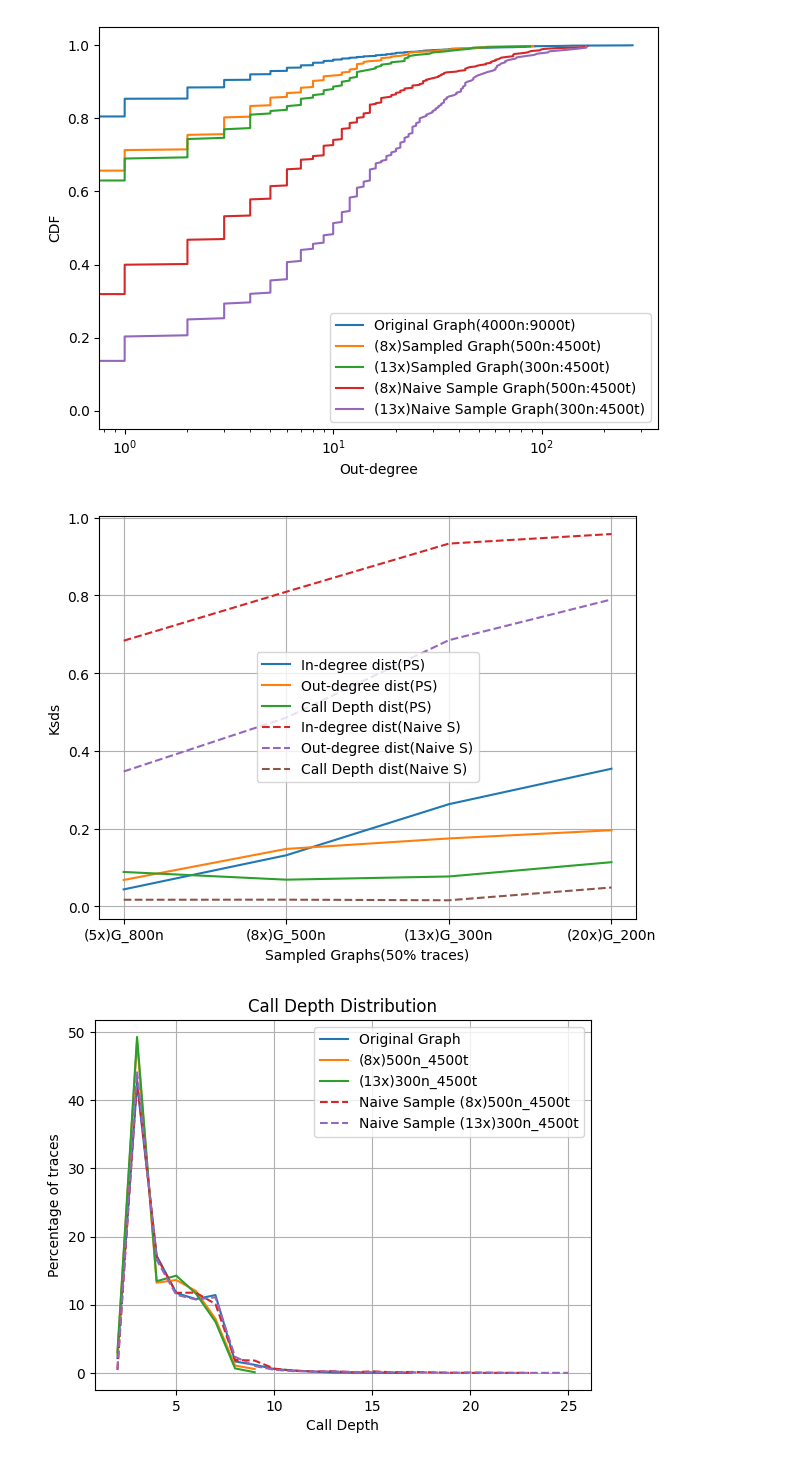
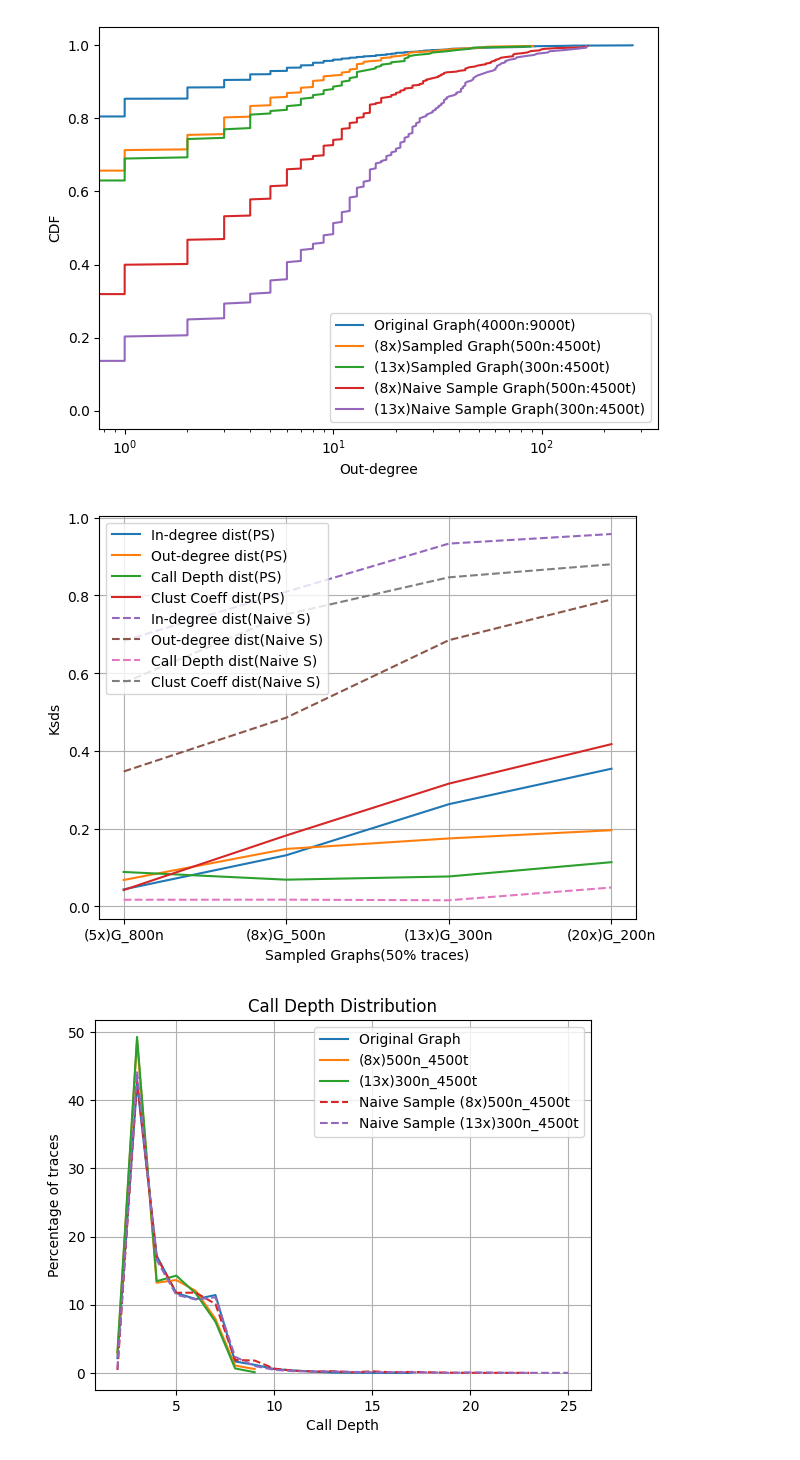
Before and after one commit to ritulS/TraceProc, a Jupyter notebook: graph_evaluation.ipynb, the cells around one changed output. Saved outputs shown, nothing was run; the diff lists cells and outputs as text; code cells hidden in the pictures.

Commit message:
added clust coeff metric

```diff
--- a/graph_evaluation.ipynb
+++ b/graph_evaluation.ipynb
@@ -293,6 +293,12 @@ def get_deg_dist(G, in_or_out):
     elif in_or_out == "out":
         deg_dist = [tup[1] for tup in list(G.out_degree(G.nodes()))]
     return deg_dist
+# %%
+'''
+Clustering Coefficient distribution
+'''
+def get_clust_coeff_dist(G):
+    return list(nx.clustering(G).values())
 # %%
 # Original_indeg_dist = [tup[1] for tup in list(G_original.in_degree(G_original.nodes()))]
 # Original_outdeg_dist = [tup[1] for tup in list(G_original.out_degree(G_original.nodes()))]
@@ -378,6 +384,7 @@ class G_ksds_eval_info:
         self.indeg_dist = get_deg_dist(G, 'in')
         self.outdeg_dist = get_deg_dist(G, 'out')
         self.cd_dist = get_cd_dist(traces_dict)
+        self.clust_coeff_dist = get_clust_coeff_dist(G)
         self.label = label
         self.samp_method = samp_method
         self.plt_format = plt_format
@@ -427,44 +434,51 @@ def ksds_experiment(ksds_exp_input, g_org_eval):
     indeg_ksds_ps_arr = []
     outdeg_ksds_ps_arr = []
     cd_ksds_ps_arr = []
+    clust_ksds_ps_arr = []
     indeg_ksds_ns_arr = []
     outdeg_ksds_ns_arr = []
     cd_ksds_ns_arr = []
+    clust_ksds_ns_arr = []
     glabel_arr = []
     for g_eval in ksds_exp_input:
         indeg_ksds, indeg_p_val = stats.ks_2samp(g_org_eval.indeg_dist, g_eval.indeg_dist)
         outdeg_ksds, outdeg_p_val = stats.ks_2samp(g_org_eval.outdeg_dist, g_eval.outdeg_dist)
         cd_ksds, cd_p_val = stats.ks_2samp(g_org_eval.cd_dist, g_eval.cd_dist)
+        clust_ksds, clust_p_val = stats.ks_2samp(g_org_eval.clust_coeff_dist, g_eval.clust_coeff_dist)
         if g_eval.samp_method == "ps":
             indeg_ksds_ps_arr.append(indeg_ksds)
             outdeg_ksds_ps_arr.append(outdeg_ksds)
             cd_ksds_ps_arr.append(cd_ksds)
+            clust_ksds_ps_arr.append(clust_ksds)
         elif g_eval.samp_method == "ns":
             indeg_ksds_ns_arr.append(indeg_ksds)
             outdeg_ksds_ns_arr.append(outdeg_ksds)
             cd_ksds_ns_arr.append(cd_ksds)
+            clust_ksds_ns_arr.append(clust_ksds)
         if g_eval.label not in glabel_arr:
             glabel_arr.append(g_eval.label)
         # cd_ksds, cd_p_val = stats.ks_2samp(g_org_eval.cd_dist, g_eval.cd_dist)
     plt.plot(glabel_arr, indeg_ksds_ps_arr, label=f"In-degree dist(PS)")
     plt.plot(glabel_arr, outdeg_ksds_ps_arr, label=f"Out-degree dist(PS)")
     plt.plot(glabel_arr, cd_ksds_ps_arr, label=f"Call Depth dist(PS)")
+    plt.plot(glabel_arr, clust_ksds_ps_arr, label=f"Clust Coeff dist(PS)")
     plt.plot(glabel_arr, indeg_ksds_ns_arr, label=f"In-degree dist(Naive S)", linestyle="--")
     plt.plot(glabel_arr, outdeg_ksds_ns_arr, label=f"Out-degree dist(Naive S)", linestyle="--")
     plt.plot(glabel_arr, cd_ksds_ns_arr, label=f"Call Depth dist(Naive S)", linestyle="--")
+    plt.plot(glabel_arr, clust_ksds_ns_arr, label=f"Clust Coeff dist(Naive S)", linestyle="--")
     plt.grid(True)
     plt.xlabel('Sampled Graphs(50% traces)')
     plt.yscale('linear')
     plt.ylabel('Ksds')
     plt.legend()
     plt.tight_layout()
     # plt.show()
     plt.savefig(f"figs/ksds_50per_with_ns.png")
 
 
 ksds_experiment(ksds_exp_input, G_original_eval)
 # %% [output]
-[figure, old version]
+[figure, new version]
 # %%
 '''
 Call depth percentage distribution
```
Also changed, not shown: 1 other file.
